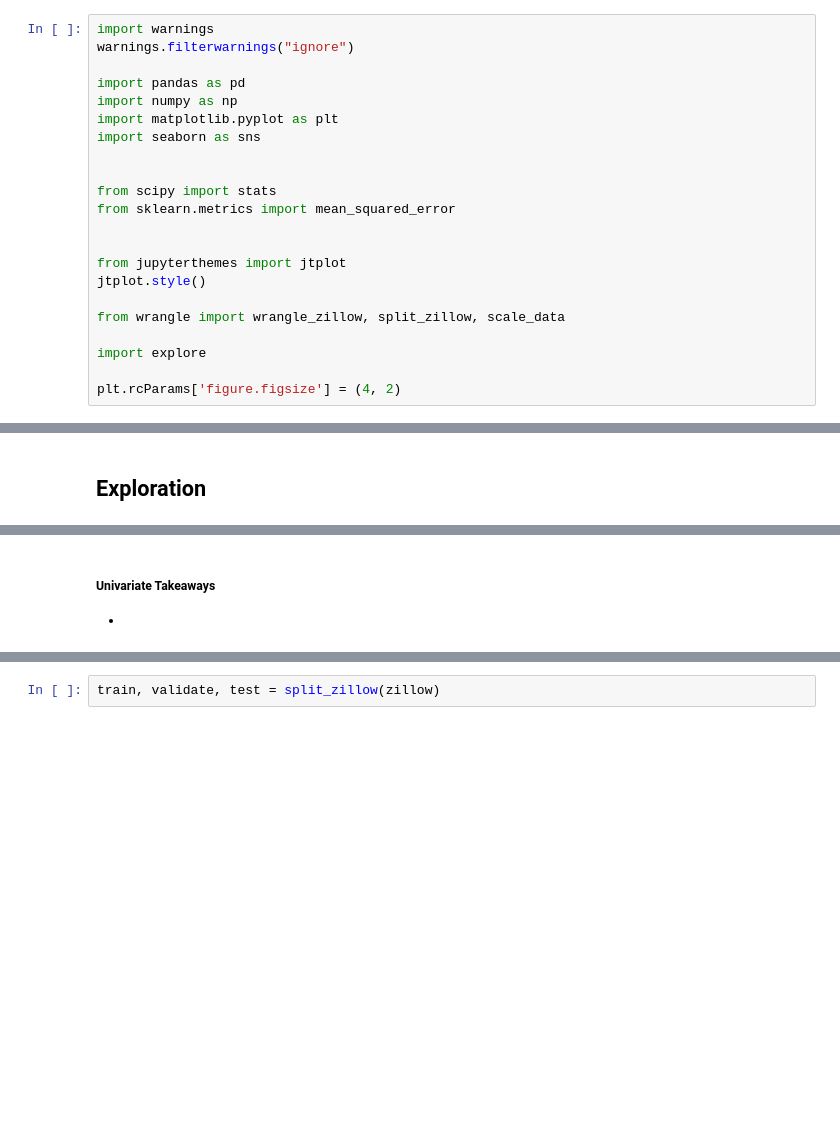
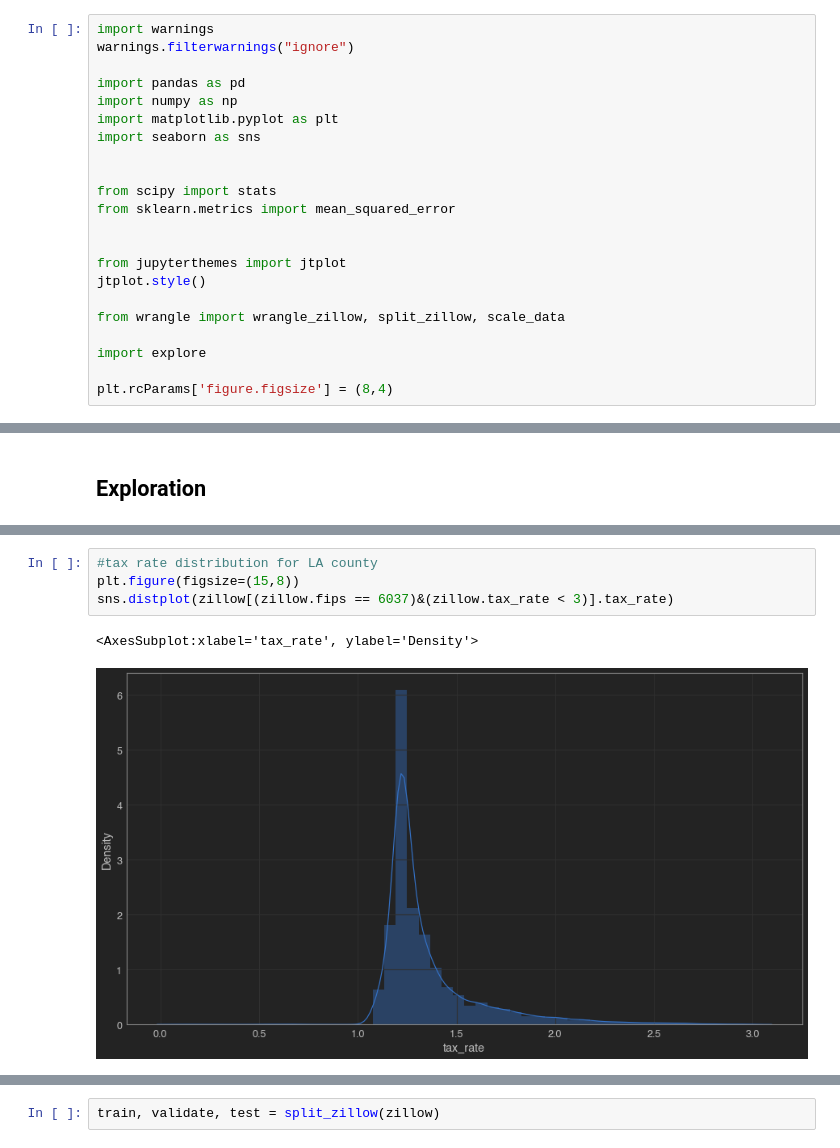
Before and after one commit to Ken-Alviola/Regression-Project-Zillow, a Jupyter notebook: Regression_Project_Zillow.ipynb, the cells around one changed output, grey strips where cells are left out. Drawn from its saved outputs; the diff is of its cells as text; blank space fills up the shorter version.

```diff
--- a/Regression_Project_Zillow.ipynb
+++ b/Regression_Project_Zillow.ipynb
@@ -19,7 +19,7 @@ from wrangle import wrangle_zillow, split_zillow, scale_data
 
 import explore
 
-plt.rcParams['figure.figsize'] = (4, 2)
+plt.rcParams['figure.figsize'] = (8,4)
 # %% [markdown]
 # Analyzing and predicting customer churn
 ## Key findings:
@@ -80,3 +138,7 @@ explore.explore_univariate(zillow, cat_vars, quant_vars)
-# %% [markdown]
-##### Univariate Takeaways
--
+# %%
+#tax rate distribution for LA county
+plt.figure(figsize=(15,8))
+sns.distplot(zillow[(zillow.fips == 6037)&(zillow.tax_rate < 3)].tax_rate)
+# %% [output]
+<AxesSubplot:xlabel='tax_rate', ylabel='Density'>
+[figure, added]
```
Also changed, not shown: parts of 49 cells of this notebook, 2 other files.
